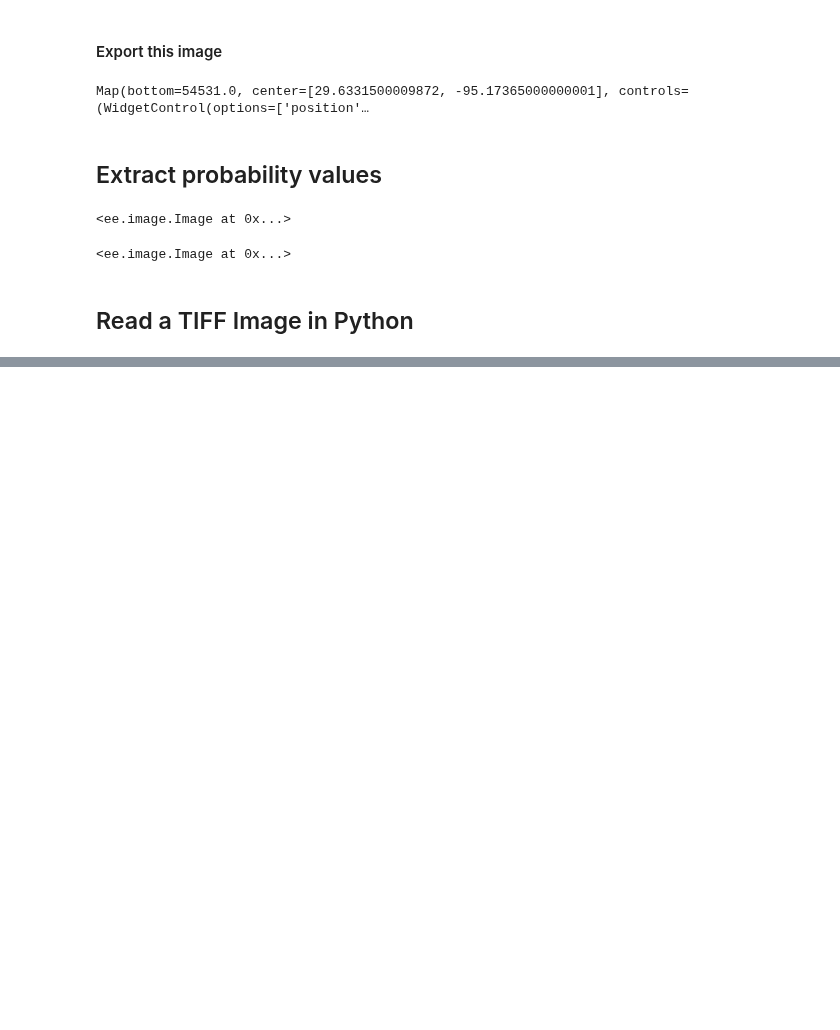
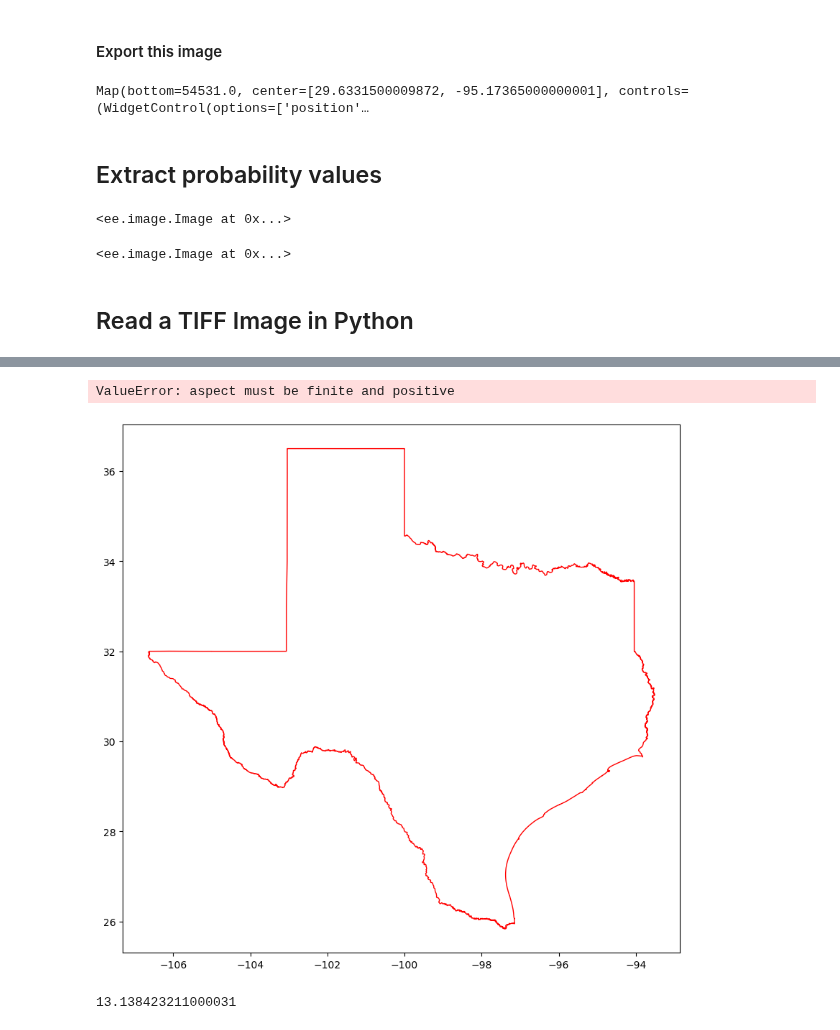
Before and after one commit to victor-radermecker/AdvancedLandCoverAnalytics-Pipeline, a Jupyter notebook: Google_Earth_Engine/dynamic-world-package-victor.ipynb, the cells around one changed output, grey strips where cells are left out. Cells and saved outputs as stored; diff of their text form; code cells hidden in the pictures; blank space fills up the shorter version.

```diff
--- a/Google_Earth_Engine/dynamic-world-package-victor.ipynb
+++ b/Google_Earth_Engine/dynamic-world-package-victor.ipynb
@@ -244,0 +316,12 @@ plt.show()
+# %%
+fig, ax = plt.subplots(figsize=(10, 10))
+tx.plot(ax=ax, facecolor='none', edgecolor='red')
+fishnet.plot(ax=ax, facecolor='blue', alpha=0.5)
+plt.show()
+# %% [output]
+ValueError: aspect must be finite and positive
+[figure, added]
+# %%
+x_size
+# %% [output]
+13.138423211000031
```
Also changed, not shown: parts of 27 cells of this notebook.
